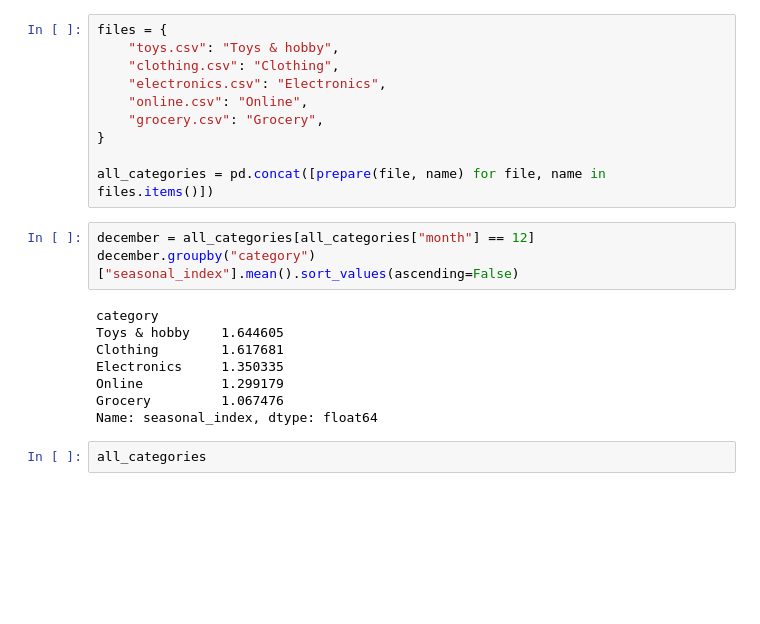
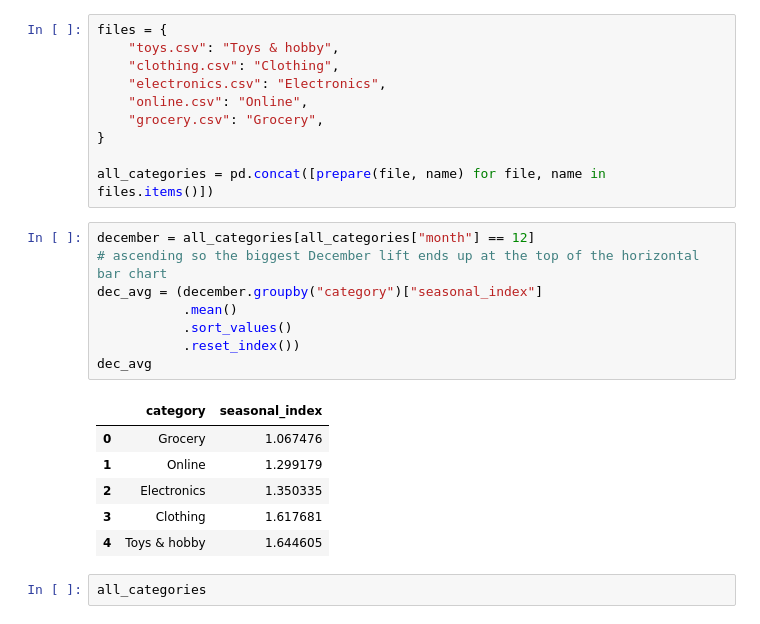
Before and after one commit to NastyaZ93/Holidays, a Jupyter notebook: Holidays_US.ipynb, the cells around one changed output. Cells and saved outputs as stored; diff of their text form; blank space fills up the shorter version.

```diff
--- a/Holidays_US.ipynb
+++ b/Holidays_US.ipynb
@@ -201,15 +201,19 @@ files = {
 all_categories = pd.concat([prepare(file, name) for file, name in files.items()])
 # %%
 december = all_categories[all_categories["month"] == 12]
-december.groupby("category")["seasonal_index"].mean().sort_values(ascending=False)
+# ascending so the biggest December lift ends up at the top of the horizontal bar chart
+dec_avg = (december.groupby("category")["seasonal_index"]
+           .mean()
+           .sort_values()
+           .reset_index())
+dec_avg
 # %% [output]
-category
-Toys & hobby    1.644605
-Clothing        1.617681
-Electronics     1.350335
-Online          1.299179
-Grocery         1.067476
-Name: seasonal_index, dtype: float64
+|  | category | seasonal_index |
+| 0 | Grocery | 1.067476 |
+| 1 | Online | 1.299179 |
+| 2 | Electronics | 1.350335 |
+| 3 | Clothing | 1.617681 |
+| 4 | Toys & hobby | 1.644605 |
 # %%
 all_categories
 # %% [output]
```
Also changed, not shown: parts of 2 cells of this notebook, 48 other files.
